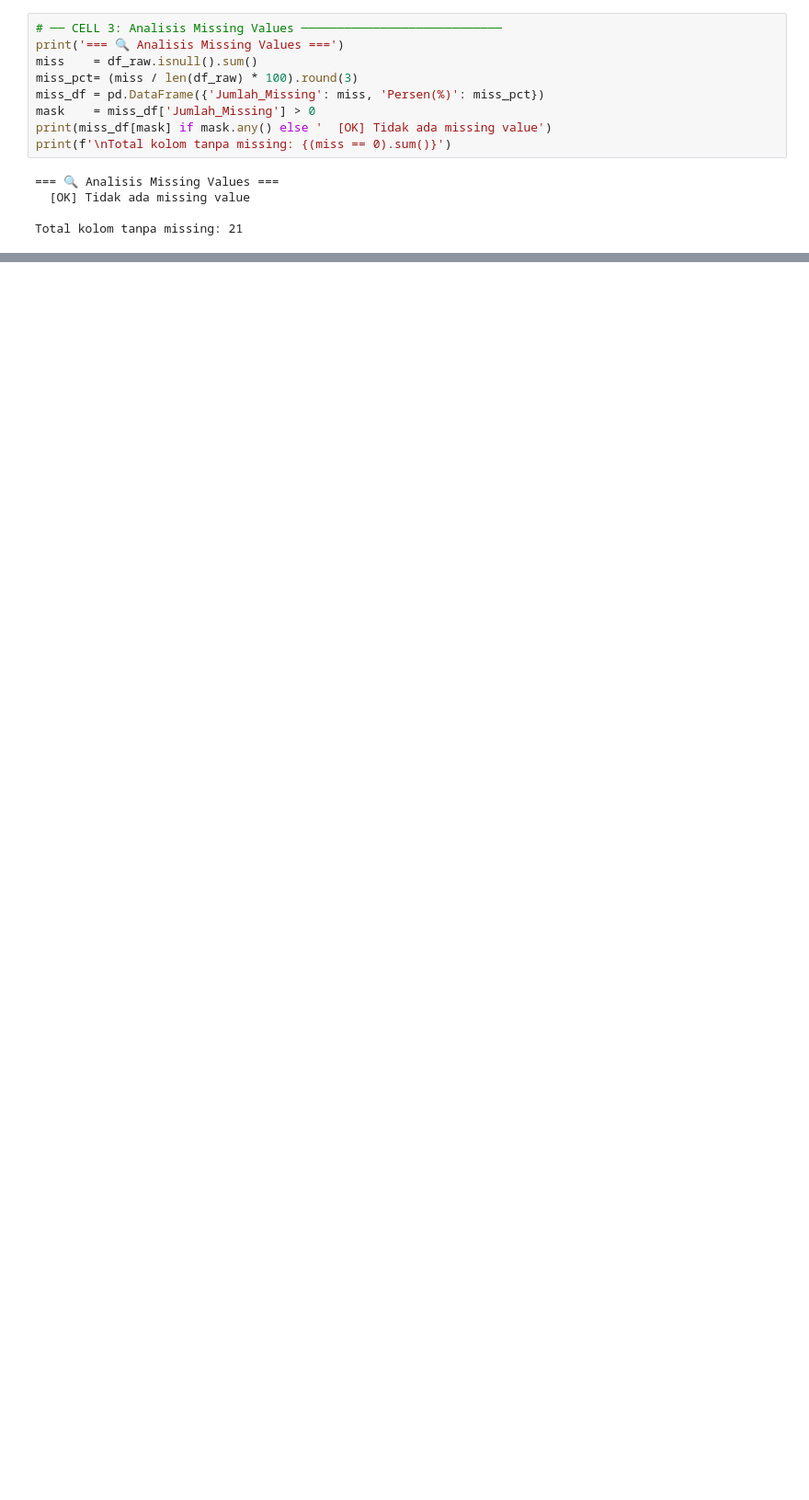
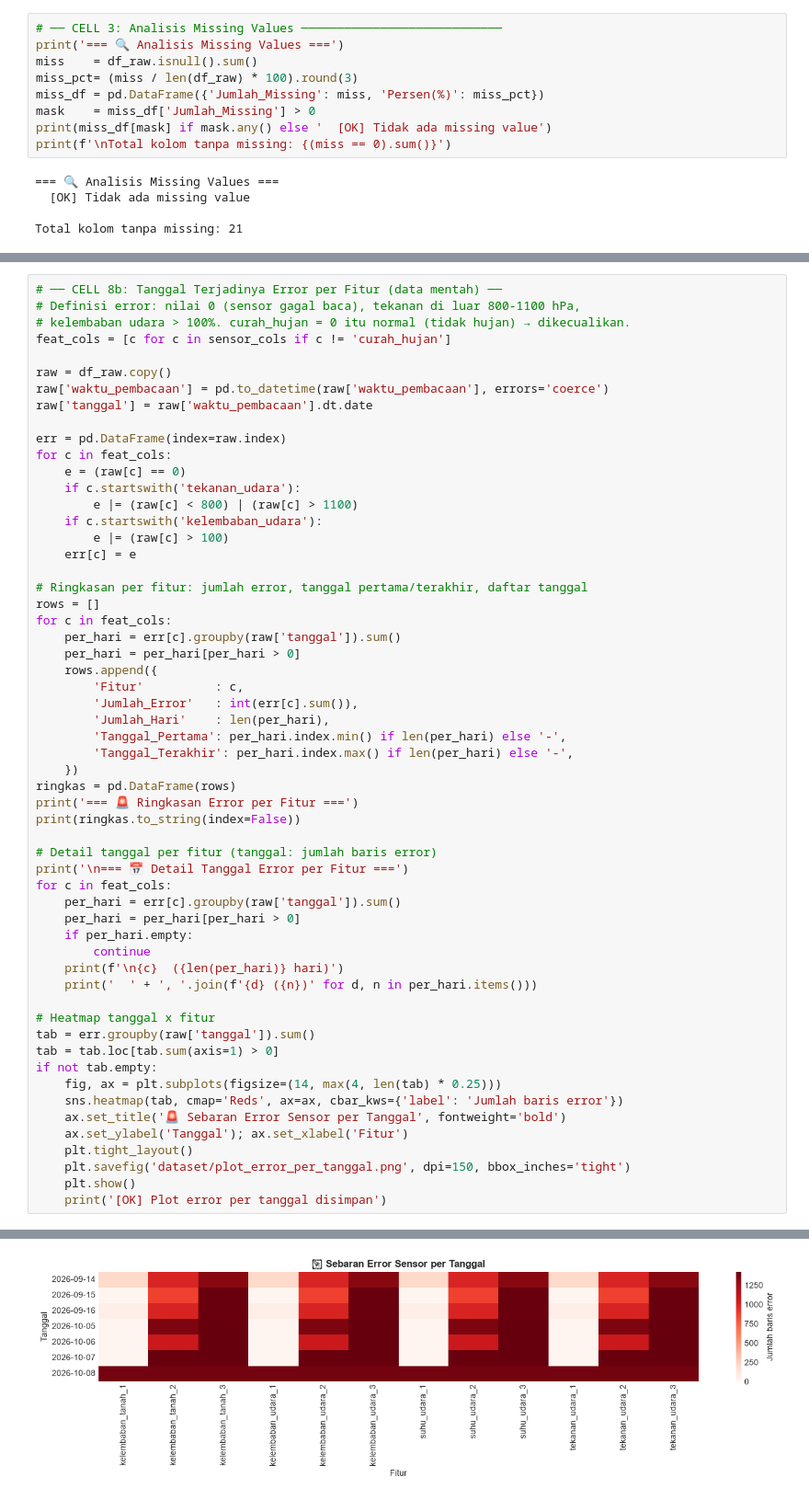
Before and after one commit to devfebri/irigasi_ai, a Jupyter notebook: 01_preprocessing_sensor.ipynb, the cells around one changed output, grey strips where cells are left out. Shown at 92% size. Cells and saved outputs as stored; diff of their text form; blank space fills up the shorter version.

```diff
--- a/01_preprocessing_sensor.ipynb
+++ b/01_preprocessing_sensor.ipynb
@@ -308 +308,59 @@ print('[OK] Plot time series disimpan')
 [OK] Plot time series disimpan
+# %%
+# ── CELL 8b: Tanggal Terjadinya Error per Fitur (data mentah) ──
+# Definisi error: nilai 0 (sensor gagal baca), tekanan di luar 800-1100 hPa,
+# kelembaban udara > 100%. curah_hujan = 0 itu normal (tidak hujan) → dikecualikan.
+feat_cols = [c for c in sensor_cols if c != 'curah_hujan']
+
+raw = df_raw.copy()
+raw['waktu_pembacaan'] = pd.to_datetime(raw['waktu_pembacaan'], errors='coerce')
+raw['tanggal'] = raw['waktu_pembacaan'].dt.date
+
+err = pd.DataFrame(index=raw.index)
+for c in feat_cols:
+    e = (raw[c] == 0)
+    if c.startswith('tekanan_udara'):
+        e |= (raw[c] < 800) | (raw[c] > 1100)
+    if c.startswith('kelembaban_udara'):
+        e |= (raw[c] > 100)
+    err[c] = e
+
+# Ringkasan per fitur: jumlah error, tanggal pertama/terakhir, daftar tanggal
+rows = []
+for c in feat_cols:
+    per_hari = err[c].groupby(raw['tanggal']).sum()
+    per_hari = per_hari[per_hari > 0]
+    rows.append({
+        'Fitur'          : c,
+        'Jumlah_Error'   : int(err[c].sum()),
+        'Jumlah_Hari'    : len(per_hari),
+        'Tanggal_Pertama': per_hari.index.min() if len(per_hari) else '-',
+        'Tanggal_Terakhir': per_hari.index.max() if len(per_hari) else '-',
+    })
+ringkas = pd.DataFrame(rows)
+print('=== 🚨 Ringkasan Error per Fitur ===')
+print(ringkas.to_string(index=False))
+
+# Detail tanggal per fitur (tanggal: jumlah baris error)
+print('\n=== 📅 Detail Tanggal Error per Fitur ===')
+for c in feat_cols:
+    per_hari = err[c].groupby(raw['tanggal']).sum()
+    per_hari = per_hari[per_hari > 0]
+    if per_hari.empty:
+        continue
+    print(f'\n{c}  ({len(per_hari)} hari)')
+    print('  ' + ', '.join(f'{d} ({n})' for d, n in per_hari.items()))
+
+# Heatmap tanggal x fitur
+tab = err.groupby(raw['tanggal']).sum()
+tab = tab.loc[tab.sum(axis=1) > 0]
+if not tab.empty:
+    fig, ax = plt.subplots(figsize=(14, max(4, len(tab) * 0.25)))
+    sns.heatmap(tab, cmap='Reds', ax=ax, cbar_kws={'label': 'Jumlah baris error'})
+    ax.set_title('🚨 Sebaran Error Sensor per Tanggal', fontweight='bold')
+    ax.set_ylabel('Tanggal'); ax.set_xlabel('Fitur')
+    plt.tight_layout()
+    plt.savefig('dataset/plot_error_per_tanggal.png', dpi=150, bbox_inches='tight')
+    plt.show()
+    print('[OK] Plot error per tanggal disimpan')
+# %% [output]
@@ -308,0 +384 @@ print('[OK] Plot time series disimpan')
+[figure, added]
```
Also changed, not shown: parts of 8 cells of this notebook, 58 other files.
